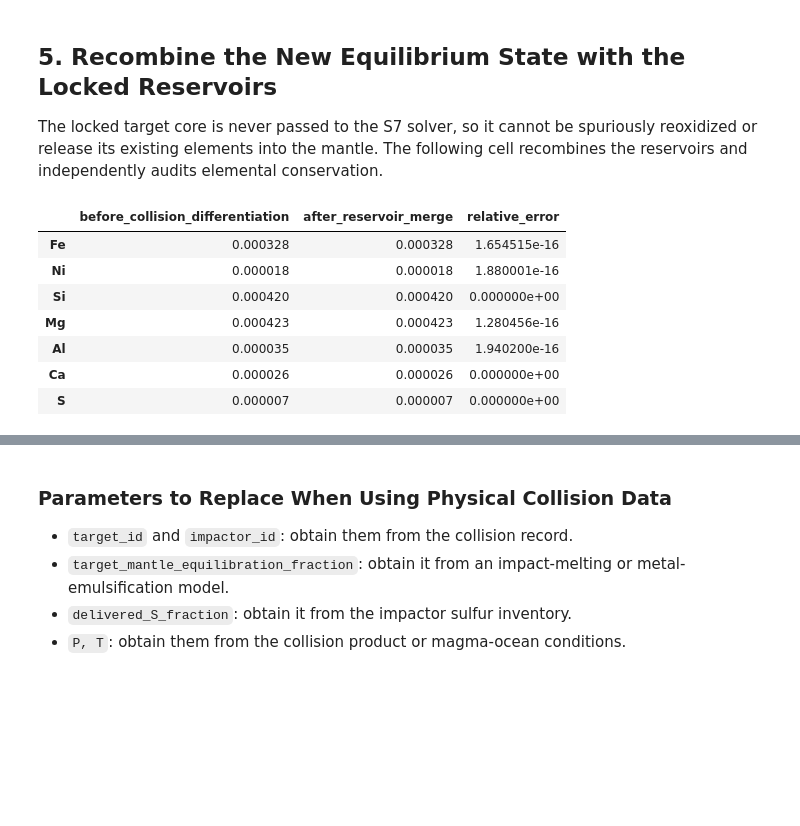
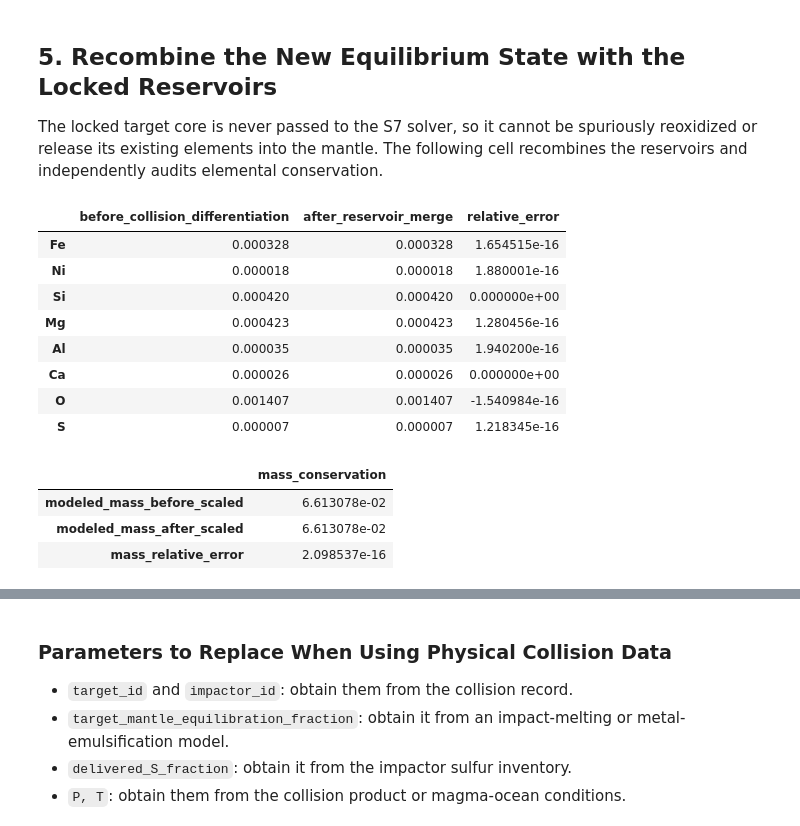
Before and after one commit to kong996/AccreDiff, a Jupyter notebook: examples/Expansion_module/Fe_Ni_S_ternary/Subsequent_Differentiation_S7.ipynb, the cells around one changed output, grey strips where cells are left out. Cells and saved outputs as stored; diff of their text form; code cells hidden in the pictures; blank space fills up the shorter version.

```diff
--- a/examples/Expansion_module/Fe_Ni_S_ternary/Subsequent_Differentiation_S7.ipynb
+++ b/examples/Expansion_module/Fe_Ni_S_ternary/Subsequent_Differentiation_S7.ipynb
@@ -186,35 +188,62 @@ input_product = {
 input_product["S"] = equilibrating["S"]
 
 def elemental_totals(composition):
     return {
         "Fe": composition.get("Fe", 0.0) + composition.get("FeO", 0.0),
         "Ni": composition.get("Ni", 0.0) + composition.get("NiO", 0.0),
         "Si": composition.get("Si", 0.0) + composition.get("SiO2", 0.0),
         "Mg": composition.get("MgO", 0.0),
         "Al": 2.0 * composition.get("Al2O3", 0.0),
         "Ca": composition.get("CaO", 0.0),
+        "O": (composition.get("FeO", 0.0) + composition.get("NiO", 0.0)
+              + 2.0 * composition.get("SiO2", 0.0)
+              + composition.get("MgO", 0.0)
+              + 3.0 * composition.get("Al2O3", 0.0)
+              + composition.get("CaO", 0.0) + composition.get("O", 0.0)),
         "S": (composition.get("S", 0.0) + composition.get("S_met", 0.0)
               + composition.get("S_sil", 0.0)),
     }
 
 audit = pd.DataFrame({
     "before_collision_differentiation": elemental_totals(input_product),
     "after_reservoir_merge": elemental_totals(final_collision_product),
 })
 audit["relative_error"] = (
     audit["after_reservoir_merge"] - audit["before_collision_differentiation"]
 ) / audit["before_collision_differentiation"]
 assert np.allclose(audit["relative_error"], 0.0, rtol=0.0, atol=1e-10)
-audit
+# All tracked elements, including oxygen, contribute to total modeled mass.
+# Inventories omit a common Earth-mass conversion factor, so masses here
+# are in the same scaled mass units as m_e, rather than grams.
+before_elements = elemental_totals(input_product)
+after_elements = elemental_totals(final_collision_product)
+mass_before = sum(amount * ad.constants.Elements[name]
+                  for name, amount in before_elements.items())
+mass_after = sum(amount * ad.constants.Elements[name]
+                 for name, amount in after_elements.items())
+assert mass_before > 0.0
+mass_relative_error = (mass_after - mass_before) / mass_before
+assert np.isclose(mass_relative_error, 0.0, rtol=0.0, atol=1e-10)
+display(audit)
+pd.Series({
+    "modeled_mass_before_scaled": mass_before,
+    "modeled_mass_after_scaled": mass_after,
+    "mass_relative_error": mass_relative_error,
+}).to_frame("mass_conservation")
 # %% [output]
 |  | before_collision_differentiation | after_reservoir_merge | relative_error |
 | Fe | 0.000328 | 0.000328 | 1.654515e-16 |
 | Ni | 0.000018 | 0.000018 | 1.880001e-16 |
 | Si | 0.000420 | 0.000420 | 0.000000e+00 |
 | Mg | 0.000423 | 0.000423 | 1.280456e-16 |
 | Al | 0.000035 | 0.000035 | 1.940200e-16 |
 | Ca | 0.000026 | 0.000026 | 0.000000e+00 |
-| S | 0.000007 | 0.000007 | 0.000000e+00 |
+| O | 0.001407 | 0.001407 | -1.540984e-16 |
+| S | 0.000007 | 0.000007 | 1.218345e-16 |
+|  | mass_conservation |
+| modeled_mass_before_scaled | 6.613078e-02 |
+| modeled_mass_after_scaled | 6.613078e-02 |
+| mass_relative_error | 2.098537e-16 |
 # %%
 # Final whole-product inventories: locked target core/mantle plus the
 # re-equilibrated collision subsystem. The source table contains no
```
Also changed, not shown: parts of 3 cells of this notebook, 8 other files.
